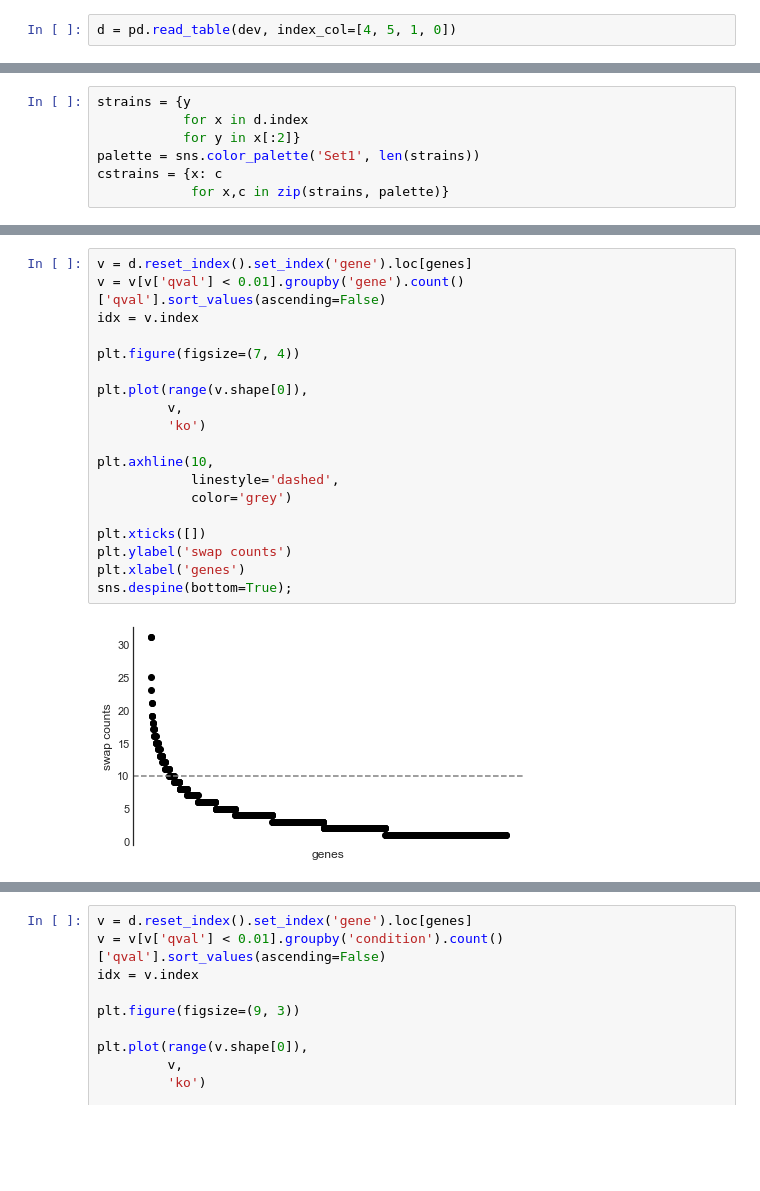
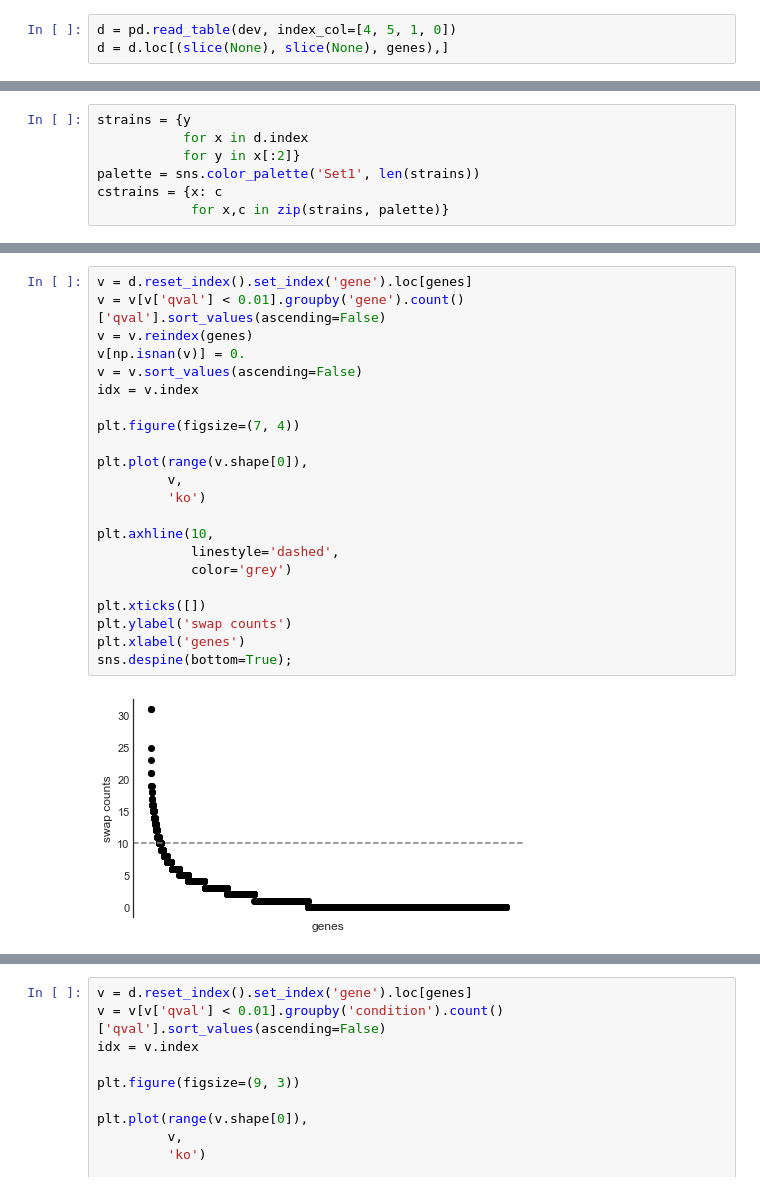
Before and after one commit to mgalardini/2018koyeast, a Jupyter notebook: notebooks/deviations.ipynb, the cells around one changed output, grey strips where cells are left out. Cells and saved outputs as stored; diff of their text form; blank space fills up the shorter version.

Commit message:
Various improvements to the deviating genes analysis

```diff
--- a/notebooks/deviations.ipynb
+++ b/notebooks/deviations.ipynb
@@ -47,3 +47,4 @@ YPS 4093
 total 3786
 # %%
 d = pd.read_table(dev, index_col=[4, 5, 1, 0])
+d = d.loc[(slice(None), slice(None), genes),]
@@ -92,24 +334,27 @@ plt.tight_layout()
 # %%
 v = d.reset_index().set_index('gene').loc[genes]
 v = v[v['qval'] < 0.01].groupby('gene').count()['qval'].sort_values(ascending=False)
+v = v.reindex(genes)
+v[np.isnan(v)] = 0.
+v = v.sort_values(ascending=False)
 idx = v.index
 
 plt.figure(figsize=(7, 4))
 
 plt.plot(range(v.shape[0]),
          v,
          'ko')
 
 plt.axhline(10,
             linestyle='dashed',
             color='grey')
 
 plt.xticks([])
 plt.ylabel('swap counts')
 plt.xlabel('genes')
 sns.despine(bottom=True);
 # %% [output]
-[figure, old version]
+[figure, new version]
 # %%
 vg = v.copy().to_frame()
 vg['name'] = [gn.get(x, '')
```
Also changed, not shown: parts of 11 cells of this notebook, 2 other files.
